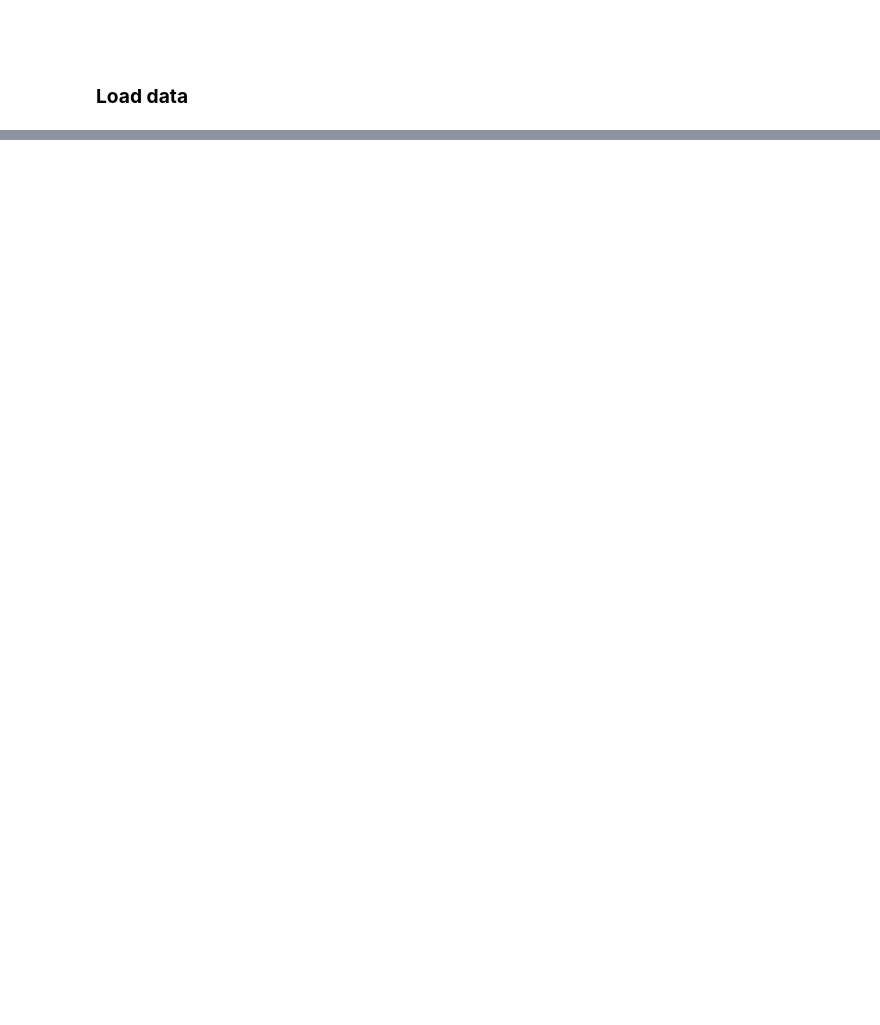
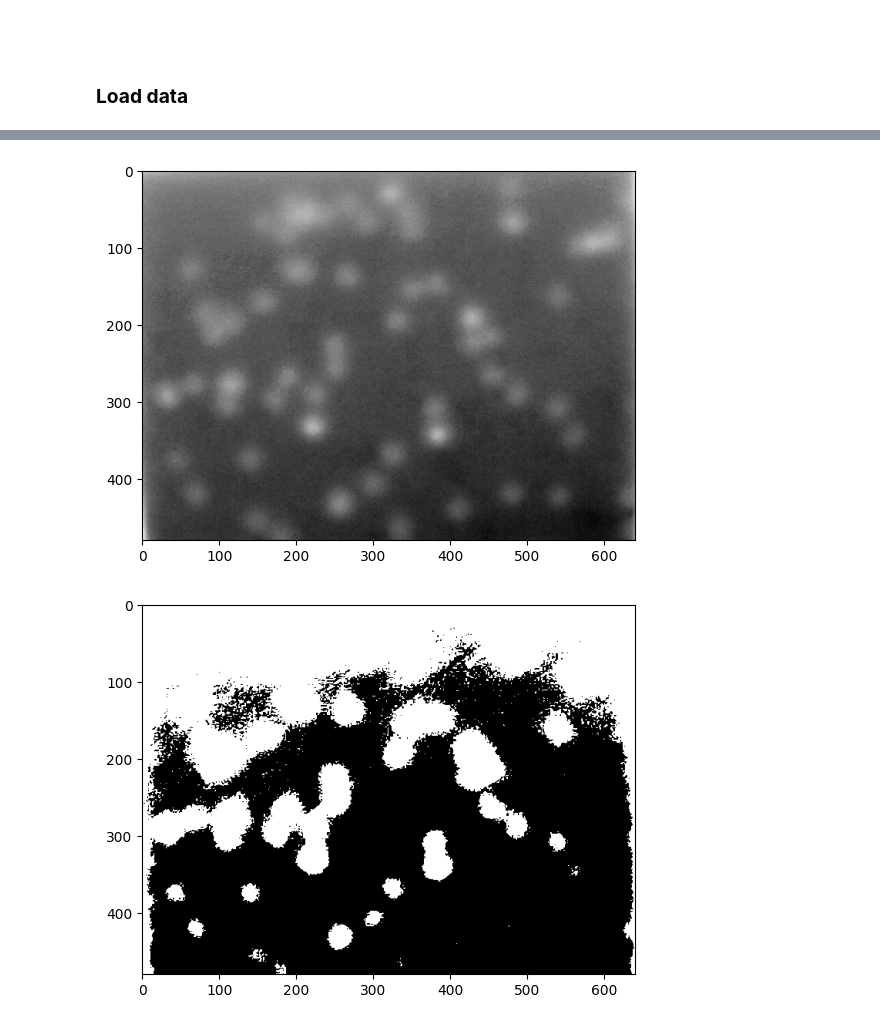
Before and after one commit to Linuxable/SMLM, a Jupyter notebook: analysis.ipynb, the cells around one changed output, grey strips where cells are left out. Drawn from its saved outputs; the diff is of its cells as text; code cells hidden in the pictures; blank space fills up the shorter version.

```diff
--- a/analysis.ipynb
+++ b/analysis.ipynb
@@ -21,0 +33,28 @@ def load_imgs(image, density):
+# %%
+imgs = load_imgs(2,20)
+
+max_frames = 100
+frames = imgs.Sizes()[2]
+
+measurements = []
+
+_, rows, cols = np.asarray(imgs[:,:,0]).shape
+
+for frame_num in range(frames):
+    frame = np.asarray(imgs[:,:,frame_num])
+
+    gradient_array = create_gradient_array(rows, cols, 40, 10)
+    corrected_image = frame - gradient_array
+
+    image_gauss = dip.Gauss(dip.Image(corrected_image), sigmas=[2])
+    image_thres = dip.IsodataThreshold(image_gauss)
+    image_label = dip.Label(image_thres)
+
+    thres_hold_mask = dip.IsodataThreshold(frame)
+    threshold_label = dip.Label(thres_hold_mask)
+    measurement = dip.MeasurementTool.Measure(label=threshold_label, grey=frame, features=['Gravity'])
+
+    measurements.append(measurement)
+
+    if frame_num > 5000:
+        break
@@ -27,0 +137,13 @@ in function: ImageReadICS (D:\a\diplib\diplib\src\file_io\ics.cpp at line number
+# %%
+image = dip.Image(corrected_image)
+
+def show(img):
+    plt.figure()
+    plt.imshow(np.array(img), cmap='gray')
+    plt.show()
+
+show(image)
+show(dip.IsodataThreshold(image))
+# %% [output]
+[figure, added]
+[figure, added]
```
Also changed, not shown: parts of 10 cells of this notebook.
